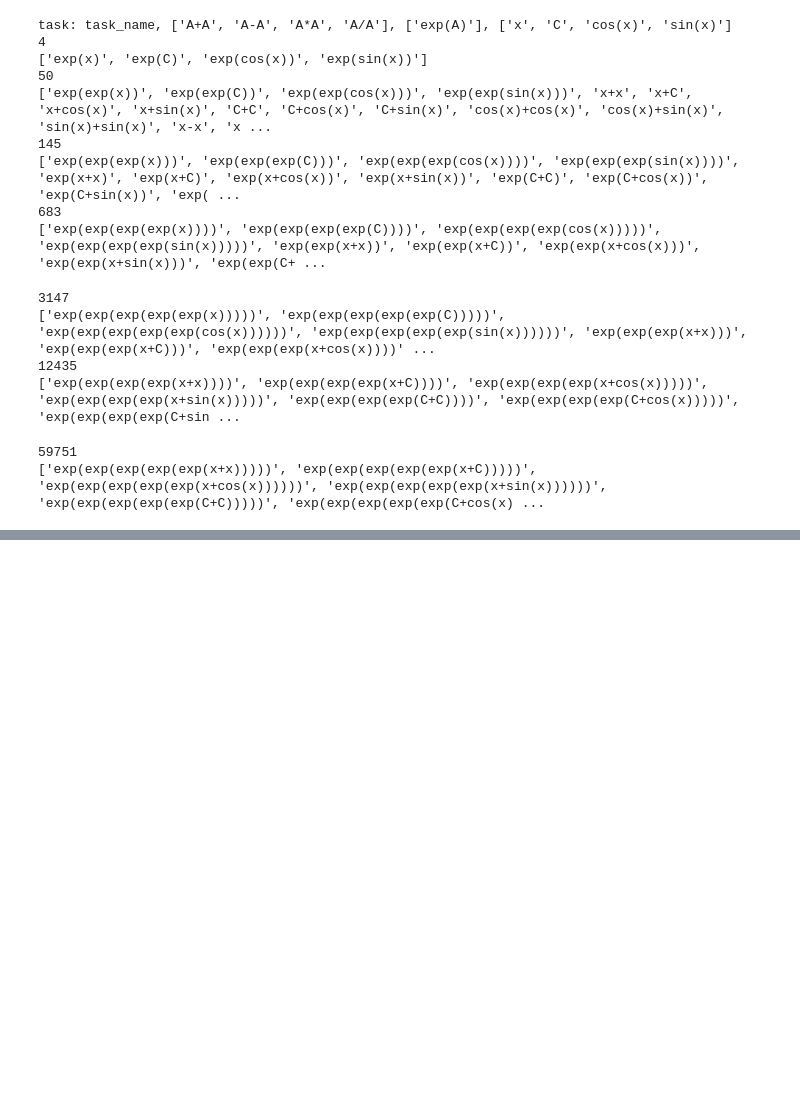
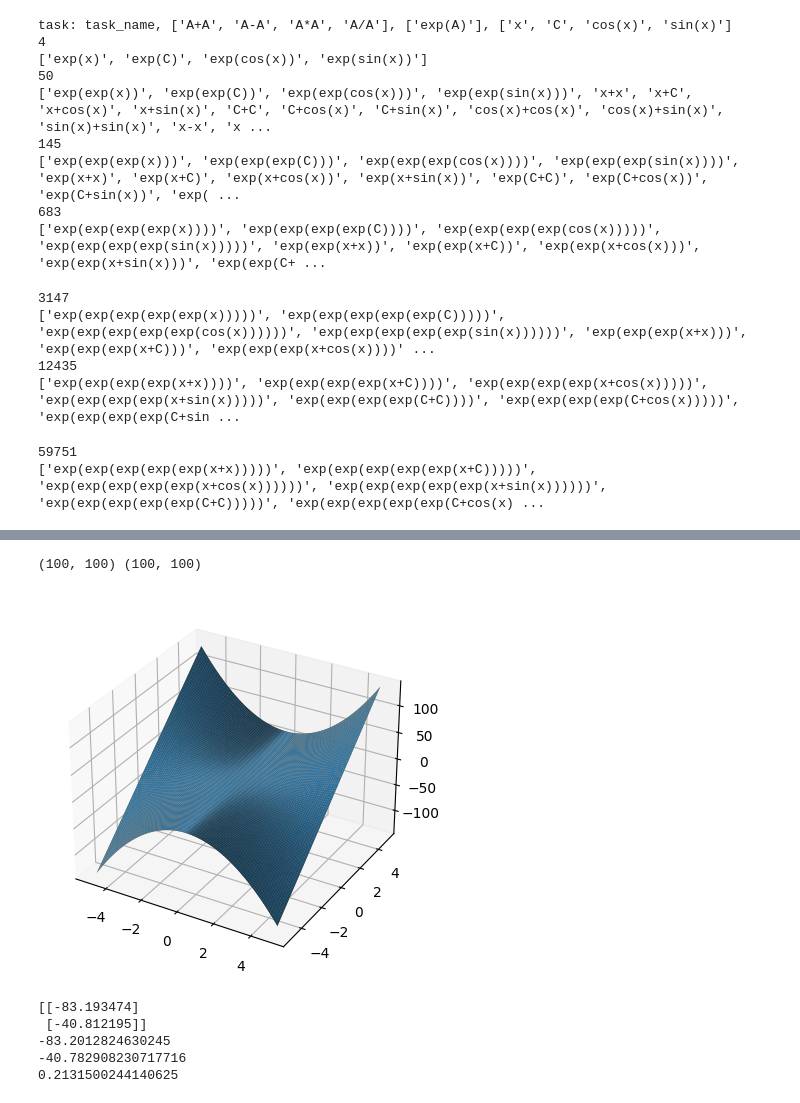
Before and after one commit to EnzeXu/Parallel_Programming_Midterm_Programming, a Jupyter notebook: src/test2.ipynb, the cells around one changed output, grey strips where cells are left out. Saved outputs shown, nothing was run; the diff lists cells and outputs as text; code cells hidden in the pictures; blank space fills up the shorter version.

```diff
--- a/src/test2.ipynb
+++ b/src/test2.ipynb
@@ -64,0 +111,63 @@ task: task_name, ['A+A', 'A-A', 'A*A', 'A/A'], ['exp(A)'], ['x', 'C', 'cos(x)',
+# %%
+from srnn.utils import Trainer
+import torch
+%matplotlib inline
+import numpy as np
+import matplotlib.pyplot as plt
+FUNC_NAME = 'test2'
+trainer = Trainer(
+    model_mode='MLP',
+    func_name=FUNC_NAME,
+    batch_size=128,
+    lr=0.0001,
+    seed=0,
+    cuda=0,
+)
+try:
+    trainer.load()
+except:
+    trainer.fit(2000)
+    trainer.load()
+    trainer.model.cpu()
+def neuro_eval(x: np.ndarray):
+    """assume the NN can eval for any x
+    """
+    if not isinstance(x, torch.Tensor):
+        x = torch.tensor(x.T, dtype=torch.float32)
+    rst2 = trainer.model(x).detach().numpy()
+    return rst2
+
+sample_freq = 100
+x = np.linspace(-5, 5, sample_freq)
+y = np.linspace(-5, 5, sample_freq)
+
+X, Y = np.meshgrid(x, y)
+def ground_truth(x0, x1):
+    return x0**2 * x1 + x0 + 2 * x1
+fig = plt.figure()
+grou = ground_truth(X, Y)
+ax = plt.axes(projection='3d')
+ax.plot_surface(X, Y, grou, rstride=1, cstride=1,
+                edgecolor='none')
+XY = np.append(X, Y).reshape((2, sample_freq * sample_freq))
+neu = neuro_eval(XY).reshape((sample_freq, sample_freq))
+print(neu.shape, X.shape)
+ax.plot_surface(X, Y, neu, rstride=1, cstride=1,
+                edgecolor='none')
+plt.show()
+tmp = neuro_eval(np.array([[4.74205896, 3.20109276], [-3.59141173, -3.59141173]], dtype=np.float64))
+print(tmp)
+print(ground_truth(4.74205896, -3.59141173))
+print(ground_truth(3.20109276, -3.59141173))
+delta = np.abs(neu - grou)
+print(np.max(delta))
+
+import seaborn as sns
+# %% [output]
+(100, 100) (100, 100)
+[figure, added]
+[[-83.193474]
+ [-40.812195]]
+-83.2012824630245
+-40.782908230717716
+0.2131500244140625
```
Also changed, not shown: parts of 2 cells of this notebook, 2 other files.
